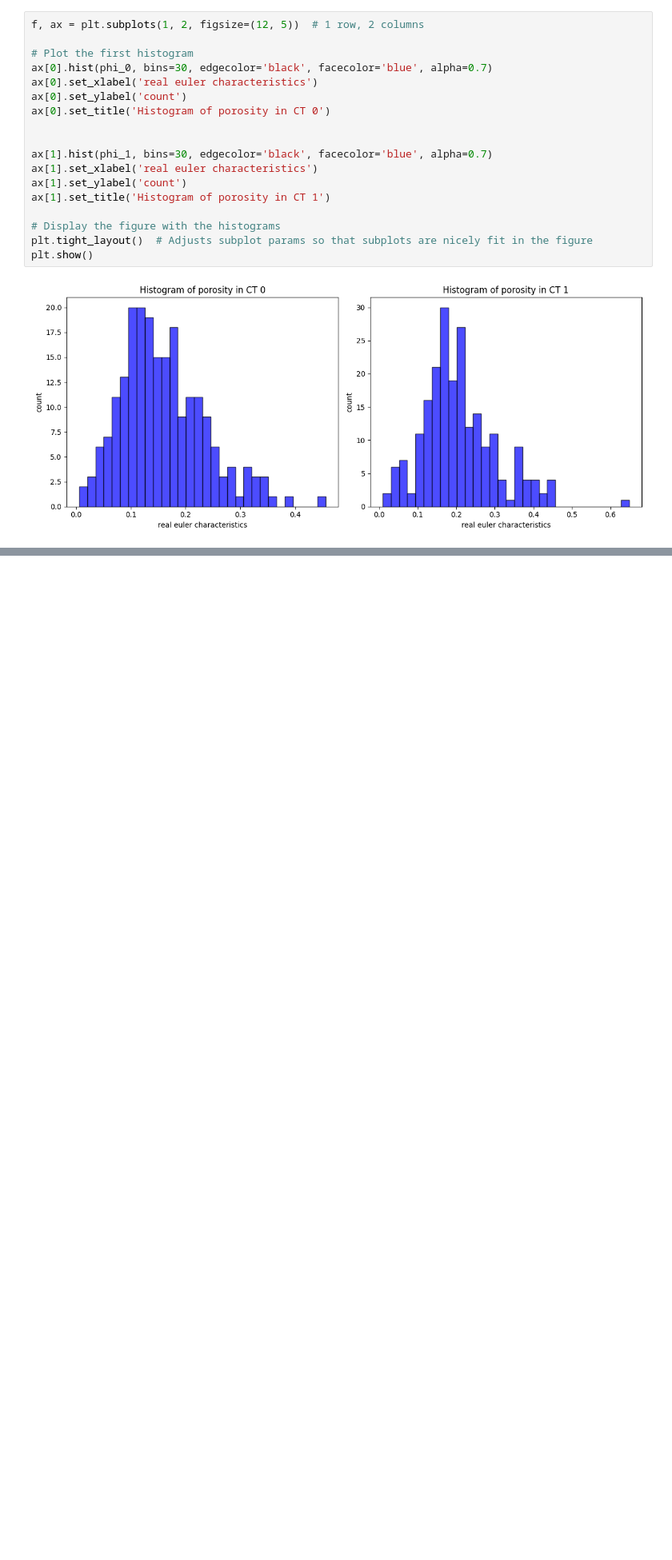
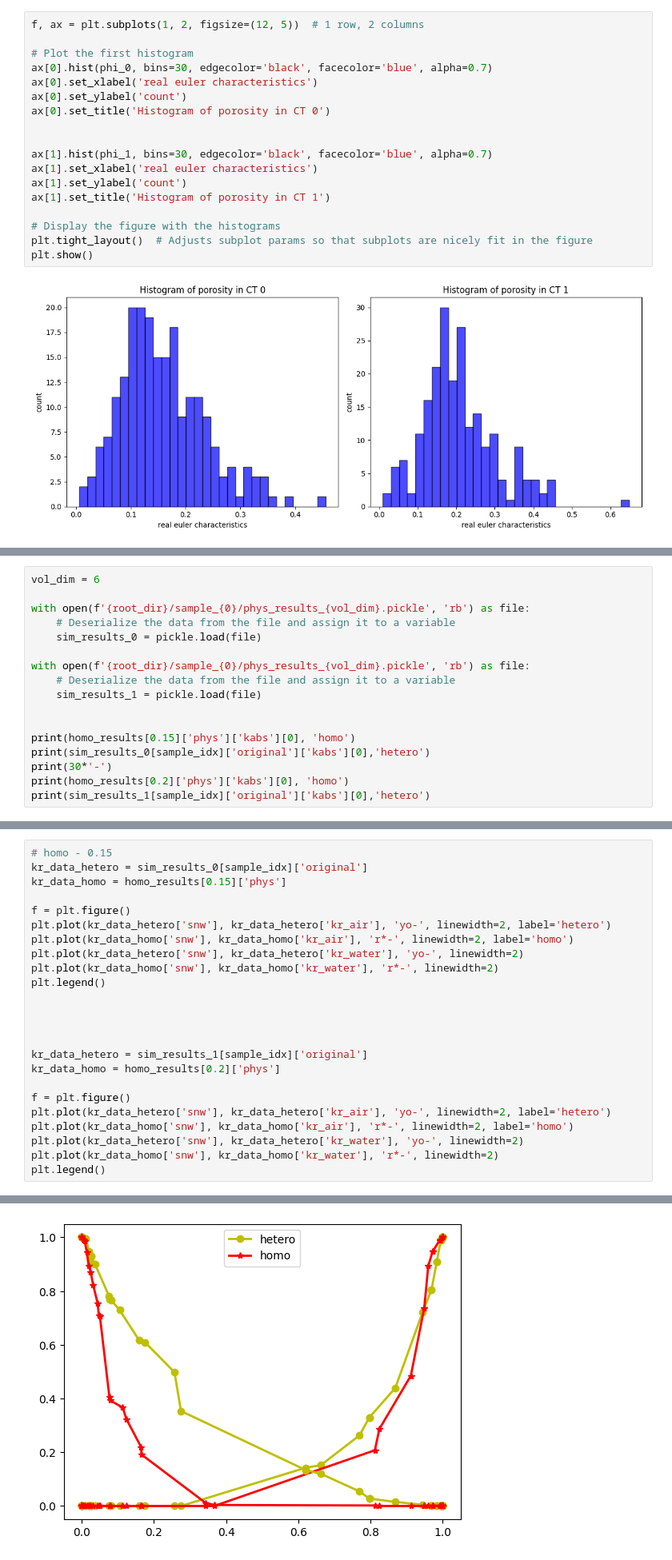
Before and after one commit to ZihanRen/poretransformer, a Jupyter notebook: lpu3dnet/post_process/analyze_assemble_img.ipynb, the cells around one changed output, grey strips where cells are left out. Shown at 80% size. Saved outputs shown, nothing was run; the diff lists cells and outputs as text; blank space fills up the shorter version.

```diff
--- a/lpu3dnet/post_process/analyze_assemble_img.ipynb
+++ b/lpu3dnet/post_process/analyze_assemble_img.ipynb
@@ -123,0 +195,17 @@ plt.show()
+# %%
+vol_dim = 6
+
+with open(f'{root_dir}/sample_{0}/phys_results_{vol_dim}.pickle', 'rb') as file:
+    # Deserialize the data from the file and assign it to a variable
+    sim_results_0 = pickle.load(file)
+
+with open(f'{root_dir}/sample_{0}/phys_results_{vol_dim}.pickle', 'rb') as file:
+    # Deserialize the data from the file and assign it to a variable
+    sim_results_1 = pickle.load(file)
+
+
+print(homo_results[0.15]['phys']['kabs'][0], 'homo')
+print(sim_results_0[sample_idx]['original']['kabs'][0],'hetero')
+print(30*'-')
+print(homo_results[0.2]['phys']['kabs'][0], 'homo')
+print(sim_results_1[sample_idx]['original']['kabs'][0],'hetero')
@@ -123,0 +218,25 @@ plt.show()
+# %%
+# homo - 0.15
+kr_data_hetero = sim_results_0[sample_idx]['original']
+kr_data_homo = homo_results[0.15]['phys']
+
+f = plt.figure()
+plt.plot(kr_data_hetero['snw'], kr_data_hetero['kr_air'], 'yo-', linewidth=2, label='hetero')
+plt.plot(kr_data_homo['snw'], kr_data_homo['kr_air'], 'r*-', linewidth=2, label='homo')
+plt.plot(kr_data_hetero['snw'], kr_data_hetero['kr_water'], 'yo-', linewidth=2)
+plt.plot(kr_data_homo['snw'], kr_data_homo['kr_water'], 'r*-', linewidth=2)
+plt.legend()
+
+
+
+
+kr_data_hetero = sim_results_1[sample_idx]['original']
+kr_data_homo = homo_results[0.2]['phys']
+
+f = plt.figure()
+plt.plot(kr_data_hetero['snw'], kr_data_hetero['kr_air'], 'yo-', linewidth=2, label='hetero')
+plt.plot(kr_data_homo['snw'], kr_data_homo['kr_air'], 'r*-', linewidth=2, label='homo')
+plt.plot(kr_data_hetero['snw'], kr_data_hetero['kr_water'], 'yo-', linewidth=2)
+plt.plot(kr_data_homo['snw'], kr_data_homo['kr_water'], 'r*-', linewidth=2)
+plt.legend()
+# %% [output]
@@ -123,0 +244 @@ plt.show()
+[figure, added]
```
Also changed, not shown: parts of 8 cells of this notebook, 7 other files.
